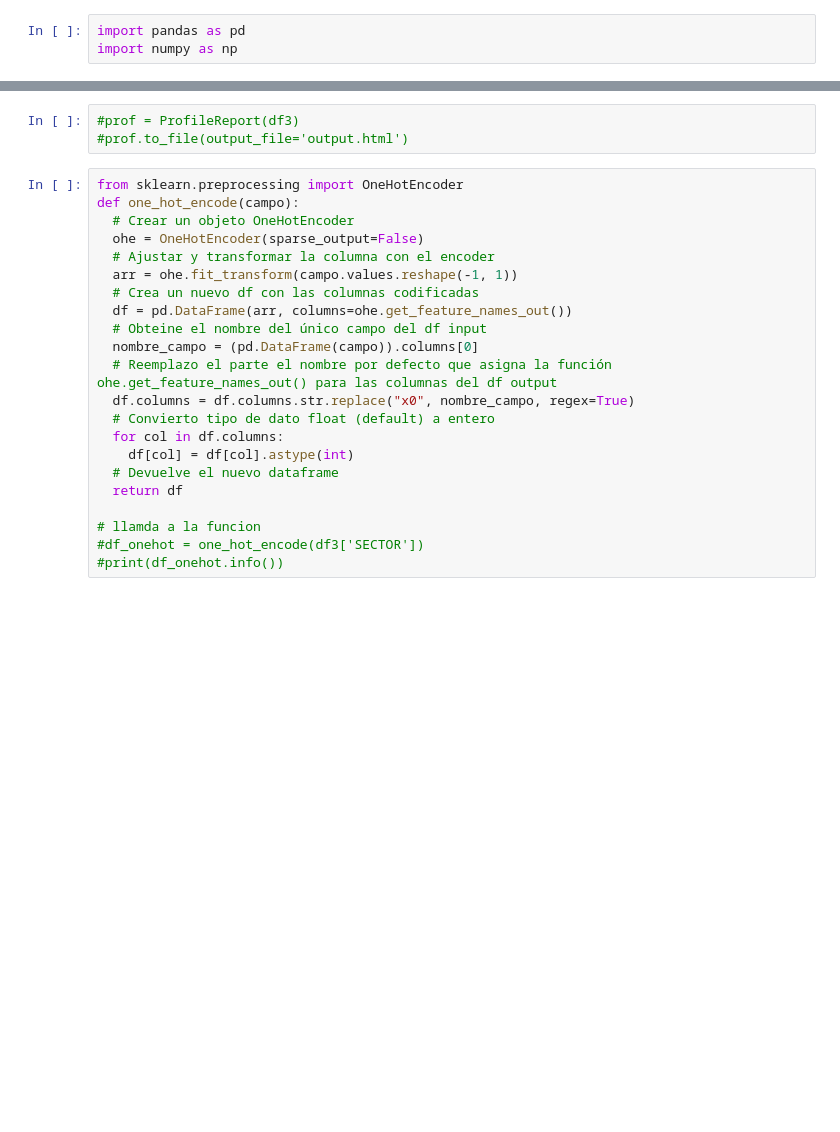
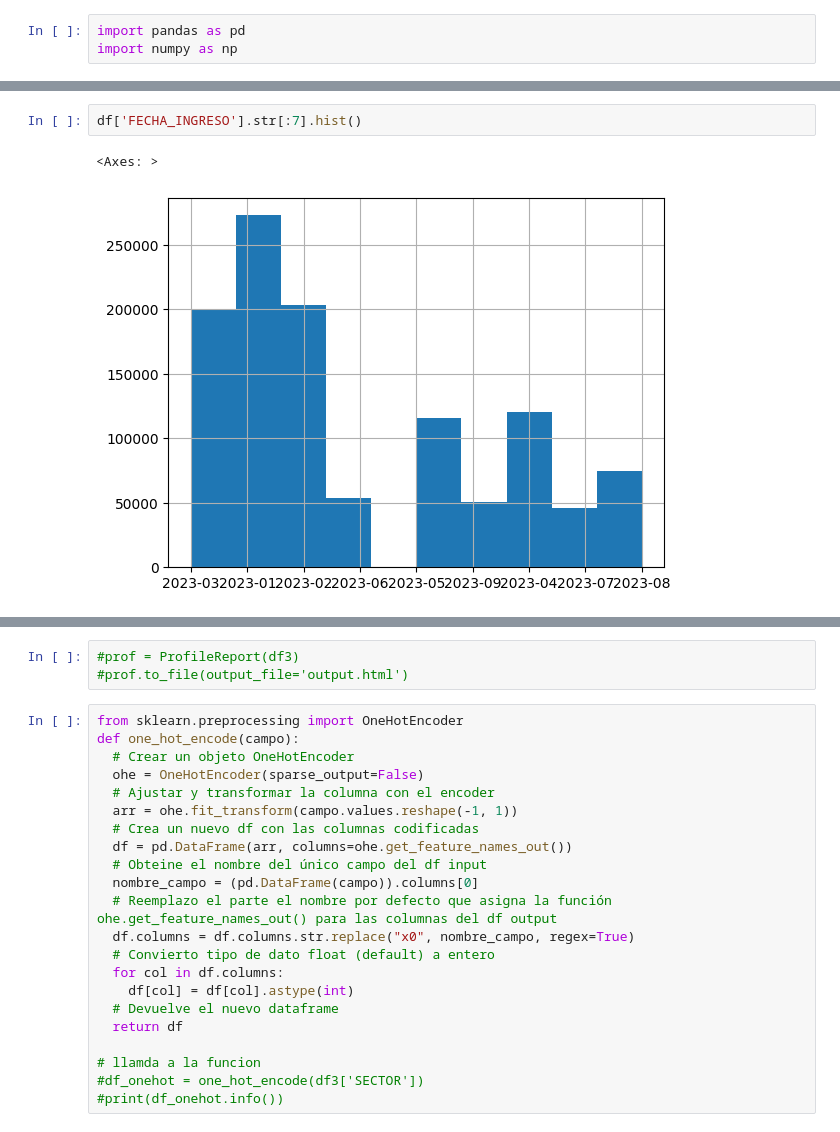
Before and after one commit to Jorgedavid91/ml_project, a Jupyter notebook: ML_Proyecto_Final.ipynb, the cells around one changed output, grey strips where cells are left out. Drawn from its saved outputs; the diff is of its cells as text; blank space fills up the shorter version.

```diff
--- a/ML_Proyecto_Final.ipynb
+++ b/ML_Proyecto_Final.ipynb
@@ -58,0 +203,5 @@ df3 = pd.merge(
+# %%
+df['FECHA_INGRESO'].str[:7].hist()
+# %% [output]
+<Axes: >
+[figure, added]
```
Also changed, not shown: parts of 132 cells of this notebook.
